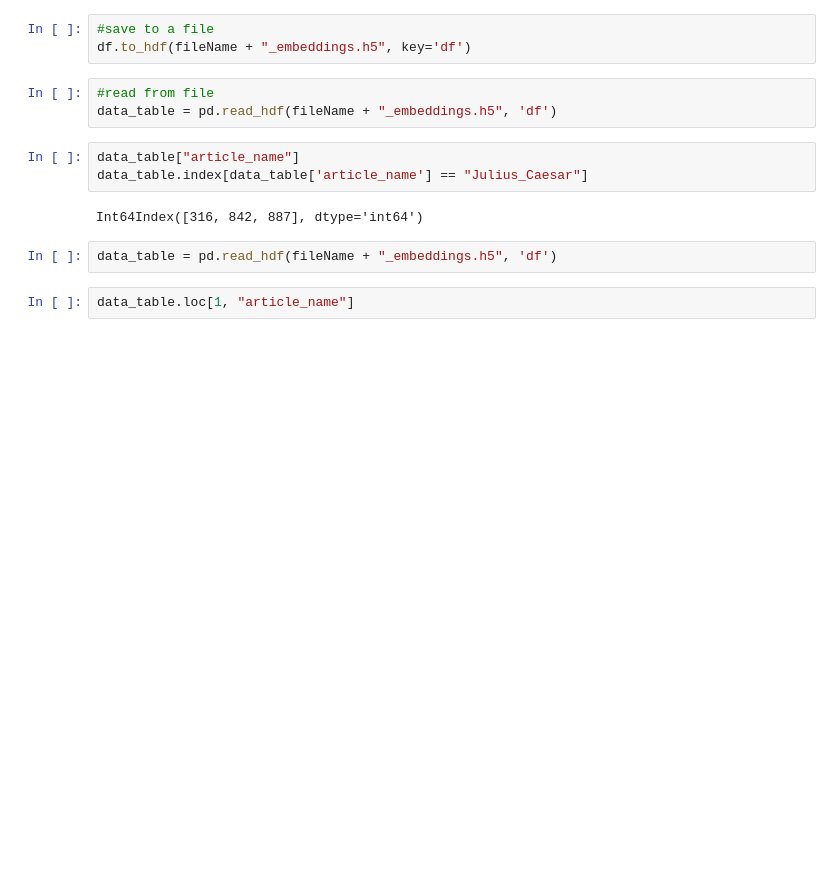
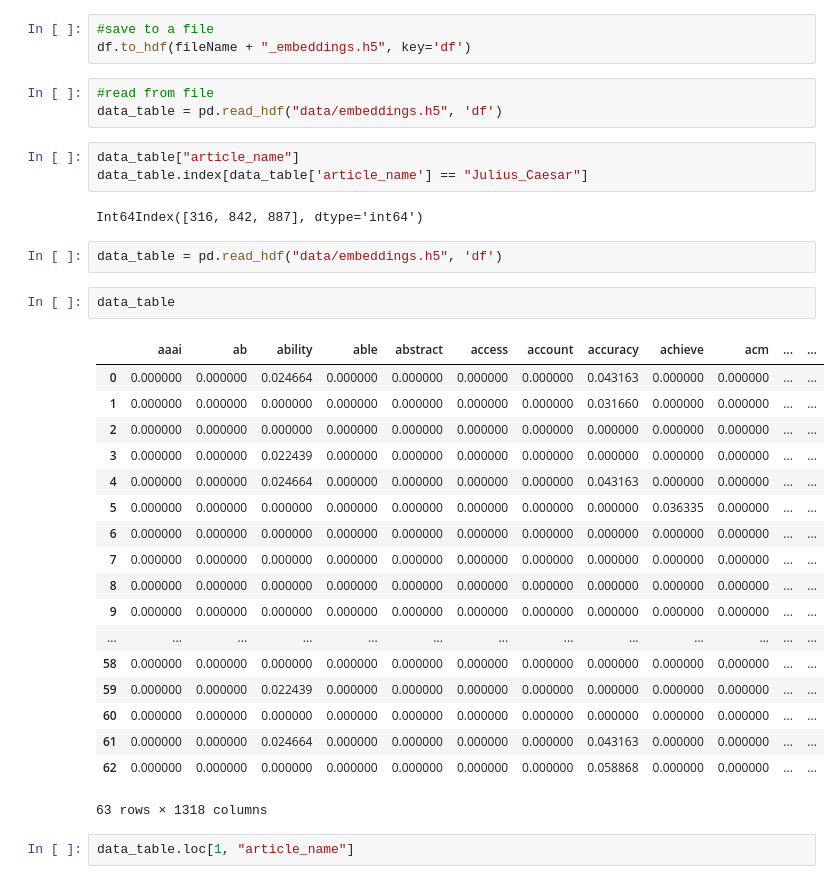
Before and after one commit to curtischong/Wikipedia-Graph-Topic-Suggestion, a Jupyter notebook: Neo4j-WikipediaGraph_dataset_process.ipynb, the cells around one changed output. Drawn from its saved outputs; the diff is of its cells as text; blank space fills up the shorter version.

```diff
--- a/Neo4j-WikipediaGraph_dataset_process.ipynb
+++ b/Neo4j-WikipediaGraph_dataset_process.ipynb
@@ -348,14 +355,35 @@ df["article_name"] = article_names
 df.to_hdf(fileName + "_embeddings.h5", key='df')
 # %%
 #read from file
-data_table = pd.read_hdf(fileName + "_embeddings.h5", 'df')
+data_table = pd.read_hdf("data/embeddings.h5", 'df')
 # %%
 data_table["article_name"]
 data_table.index[data_table['article_name'] == "Julius_Caesar"]
 # %% [output]
 Int64Index([316, 842, 887], dtype='int64')
 # %%
-data_table = pd.read_hdf(fileName + "_embeddings.h5", 'df')
+data_table = pd.read_hdf("data/embeddings.h5", 'df')
+# %%
+data_table
+# %% [output]
+|  | aaai | ab | ability | able | abstract | access | account | accuracy | achieve | acm | ... | ... |
+| 0 | 0.000000 | 0.000000 | 0.024664 | 0.000000 | 0.000000 | 0.000000 | 0.000000 | 0.043163 | 0.000000 | 0.000000 | ... | ... |
+| 1 | 0.000000 | 0.000000 | 0.000000 | 0.000000 | 0.000000 | 0.000000 | 0.000000 | 0.031660 | 0.000000 | 0.000000 | ... | ... |
+| 2 | 0.000000 | 0.000000 | 0.000000 | 0.000000 | 0.000000 | 0.000000 | 0.000000 | 0.000000 | 0.000000 | 0.000000 | ... | ... |
+| 3 | 0.000000 | 0.000000 | 0.022439 | 0.000000 | 0.000000 | 0.000000 | 0.000000 | 0.000000 | 0.000000 | 0.000000 | ... | ... |
+| 4 | 0.000000 | 0.000000 | 0.024664 | 0.000000 | 0.000000 | 0.000000 | 0.000000 | 0.043163 | 0.000000 | 0.000000 | ... | ... |
+| 5 | 0.000000 | 0.000000 | 0.000000 | 0.000000 | 0.000000 | 0.000000 | 0.000000 | 0.000000 | 0.036335 | 0.000000 | ... | ... |
+| 6 | 0.000000 | 0.000000 | 0.000000 | 0.000000 | 0.000000 | 0.000000 | 0.000000 | 0.000000 | 0.000000 | 0.000000 | ... | ... |
+| 7 | 0.000000 | 0.000000 | 0.000000 | 0.000000 | 0.000000 | 0.000000 | 0.000000 | 0.000000 | 0.000000 | 0.000000 | ... | ... |
+| 8 | 0.000000 | 0.000000 | 0.000000 | 0.000000 | 0.000000 | 0.000000 | 0.000000 | 0.000000 | 0.000000 | 0.000000 | ... | ... |
+| 9 | 0.000000 | 0.000000 | 0.000000 | 0.000000 | 0.000000 | 0.000000 | 0.000000 | 0.000000 | 0.000000 | 0.000000 | ... | ... |
+| ... | ... | ... | ... | ... | ... | ... | ... | ... | ... | ... | ... | ... |
+| 58 | 0.000000 | 0.000000 | 0.000000 | 0.000000 | 0.000000 | 0.000000 | 0.000000 | 0.000000 | 0.000000 | 0.000000 | ... | ... |
+| 59 | 0.000000 | 0.000000 | 0.022439 | 0.000000 | 0.000000 | 0.000000 | 0.000000 | 0.000000 | 0.000000 | 0.000000 | ... | ... |
+| 60 | 0.000000 | 0.000000 | 0.000000 | 0.000000 | 0.000000 | 0.000000 | 0.000000 | 0.000000 | 0.000000 | 0.000000 | ... | ... |
+| 61 | 0.000000 | 0.000000 | 0.024664 | 0.000000 | 0.000000 | 0.000000 | 0.000000 | 0.043163 | 0.000000 | 0.000000 | ... | ... |
+| 62 | 0.000000 | 0.000000 | 0.000000 | 0.000000 | 0.000000 | 0.000000 | 0.000000 | 0.058868 | 0.000000 | 0.000000 | ... | ... |
+63 rows × 1318 columns
 # %%
 data_table.loc[1, "article_name"]
 # %% [output]
```
Also changed, not shown: parts of 6 cells of this notebook, 2 other files.
